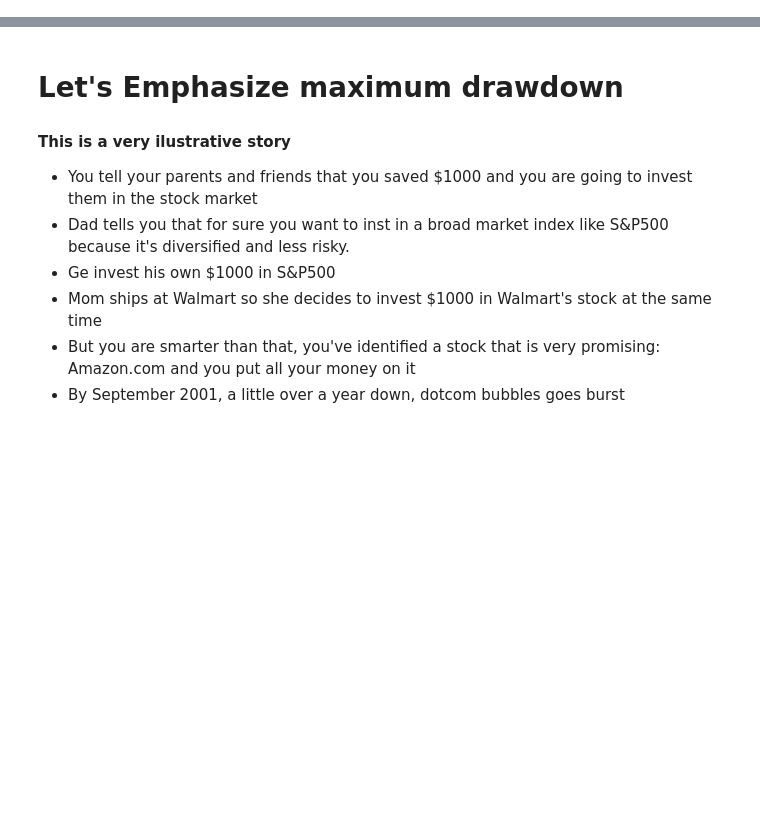
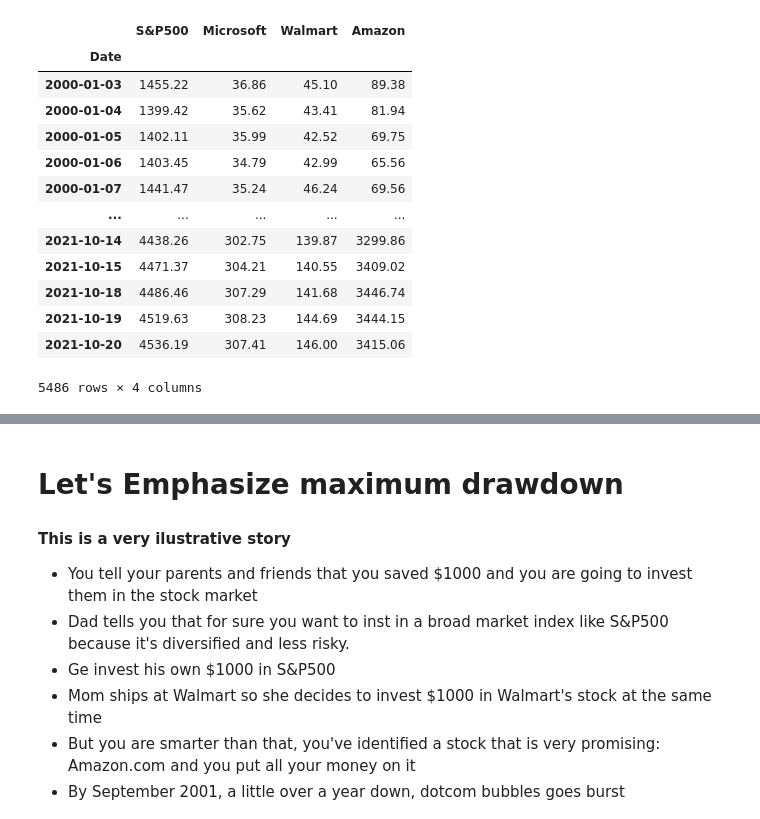
Before and after one commit to danthequant/stocks, a Jupyter notebook: port_mgmt.ipynb, the cells around one changed output, grey strips where cells are left out. Cells and saved outputs as stored; diff of their text form; code cells hidden in the pictures; blank space fills up the shorter version.

```diff
--- a/port_mgmt.ipynb
+++ b/port_mgmt.ipynb
@@ -89,0 +57,22 @@ Data sample
+# %%
+# Let's get data on 2 other stocks and on the S&P 500 index
+names = ['S&P500','Microsoft','Walmart','Amazon']
+tickers = ['^GSPC','MSFT','WMT','AMZN']
+stock_prices = pd.DataFrame(pdr.get_data_yahoo(tickers,start_date, end_date)['Adj Close'])
+stock_prices.columns = names
+stock_prices
+# %% [output]
+|  | S&P500 | Microsoft | Walmart | Amazon |
+| Date |  |  |  |  |
+| 2000-01-03 | 1455.22 | 36.86 | 45.10 | 89.38 |
+| 2000-01-04 | 1399.42 | 35.62 | 43.41 | 81.94 |
+| 2000-01-05 | 1402.11 | 35.99 | 42.52 | 69.75 |
+| 2000-01-06 | 1403.45 | 34.79 | 42.99 | 65.56 |
+| 2000-01-07 | 1441.47 | 35.24 | 46.24 | 69.56 |
+| ... | ... | ... | ... | ... |
+| 2021-10-14 | 4438.26 | 302.75 | 139.87 | 3299.86 |
+| 2021-10-15 | 4471.37 | 304.21 | 140.55 | 3409.02 |
+| 2021-10-18 | 4486.46 | 307.29 | 141.68 | 3446.74 |
+| 2021-10-19 | 4519.63 | 308.23 | 144.69 | 3444.15 |
+| 2021-10-20 | 4536.19 | 307.41 | 146.00 | 3415.06 |
+5486 rows × 4 columns
```
Also changed, not shown: parts of 41 cells of this notebook.
